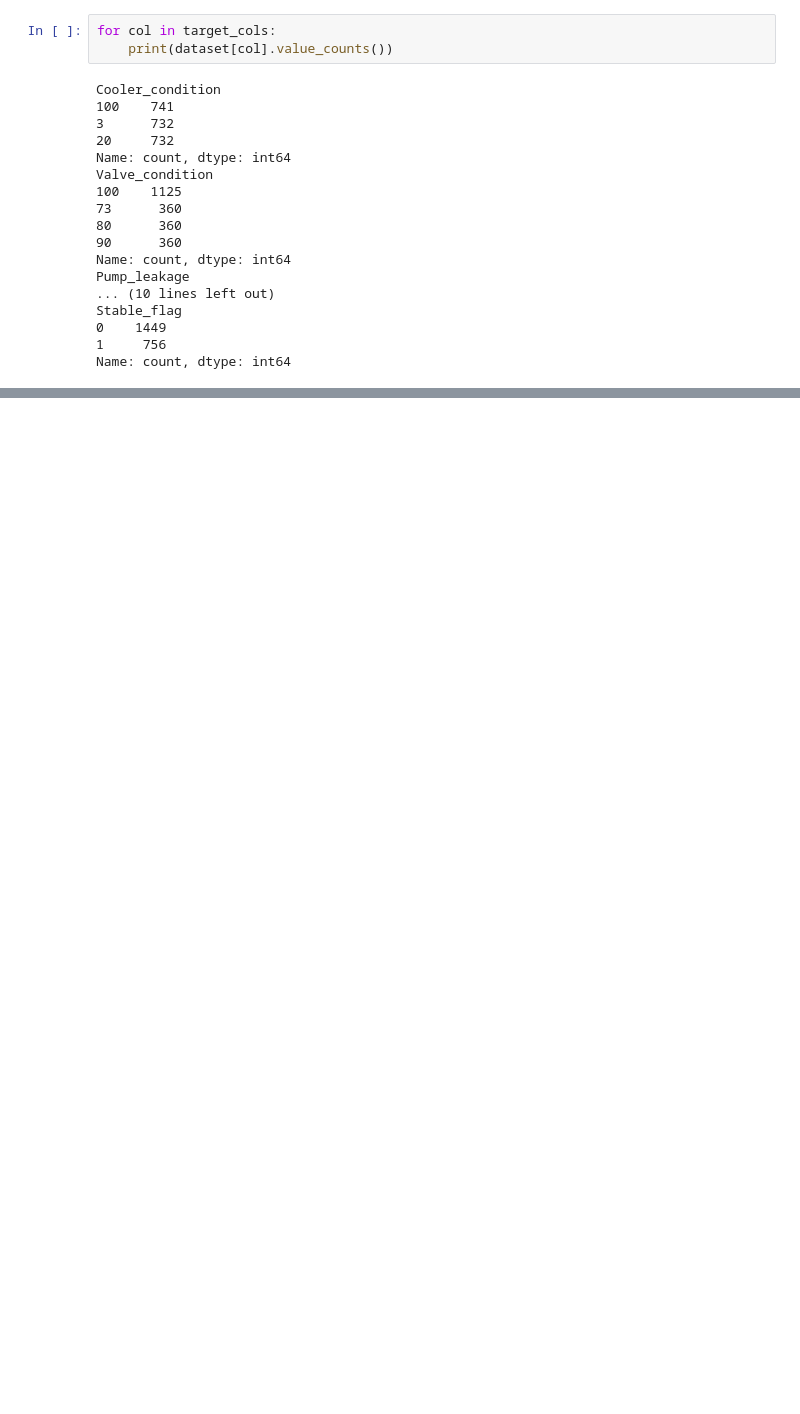
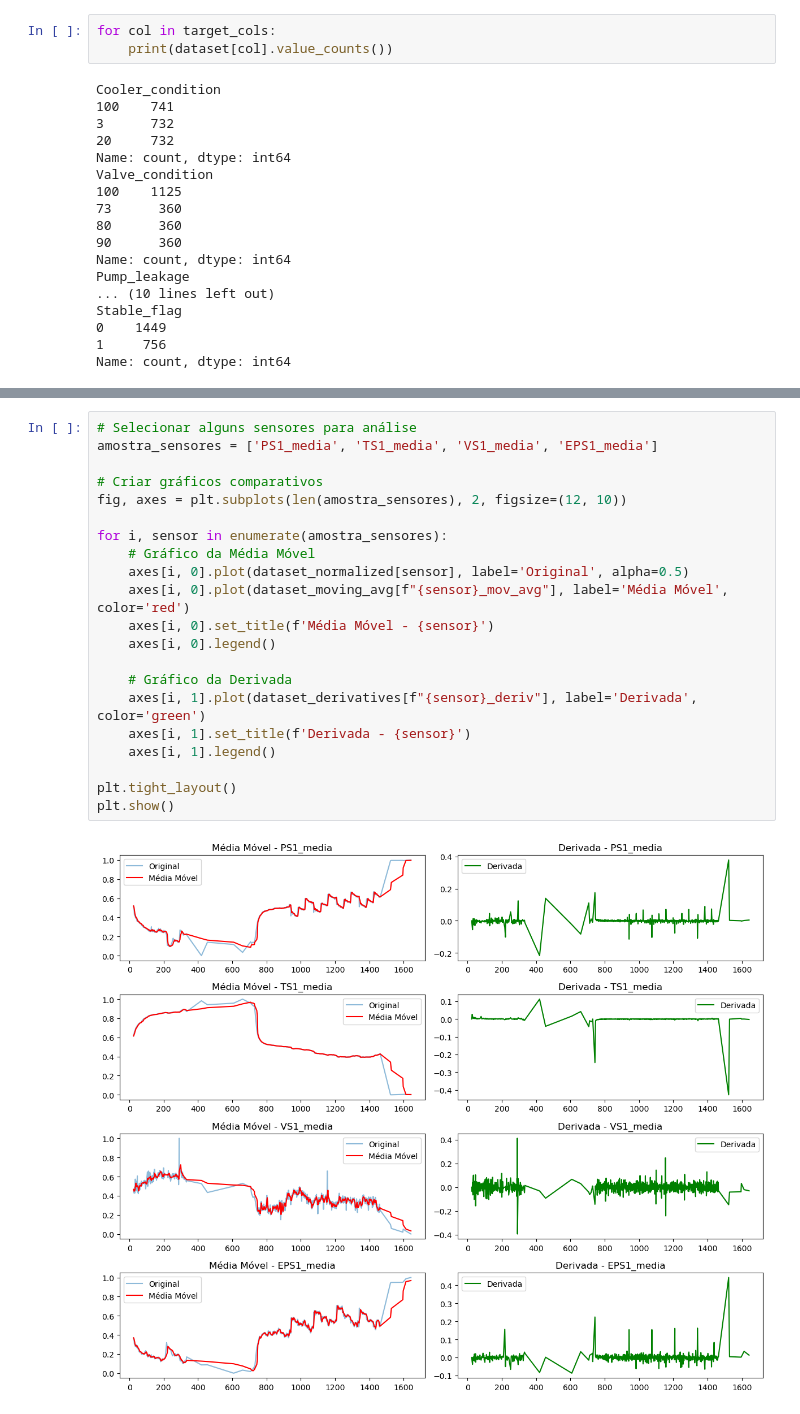
Before and after one commit to cllmenate/Condition-Monitoring-of-Hydraulic-Systems, a Jupyter notebook: Untitled.ipynb, the cells around one changed output, grey strips where cells are left out. Drawn from its saved outputs; the diff is of its cells as text; blank space fills up the shorter version.

```diff
--- a/Untitled.ipynb
+++ b/Untitled.ipynb
@@ -78,0 +194,23 @@ Name: count, dtype: int64
+# %%
+# Selecionar alguns sensores para análise
+amostra_sensores = ['PS1_media', 'TS1_media', 'VS1_media', 'EPS1_media']
+
+# Criar gráficos comparativos
+fig, axes = plt.subplots(len(amostra_sensores), 2, figsize=(12, 10))
+
+for i, sensor in enumerate(amostra_sensores):
+    # Gráfico da Média Móvel
+    axes[i, 0].plot(dataset_normalized[sensor], label='Original', alpha=0.5)
+    axes[i, 0].plot(dataset_moving_avg[f"{sensor}_mov_avg"], label='Média Móvel', color='red')
+    axes[i, 0].set_title(f'Média Móvel - {sensor}')
+    axes[i, 0].legend()
+
+    # Gráfico da Derivada
+    axes[i, 1].plot(dataset_derivatives[f"{sensor}_deriv"], label='Derivada', color='green')
+    axes[i, 1].set_title(f'Derivada - {sensor}')
+    axes[i, 1].legend()
+
+plt.tight_layout()
+plt.show()
+# %% [output]
+[figure, added]
```
Also changed, not shown: parts of 13 cells of this notebook, 1 other file.
